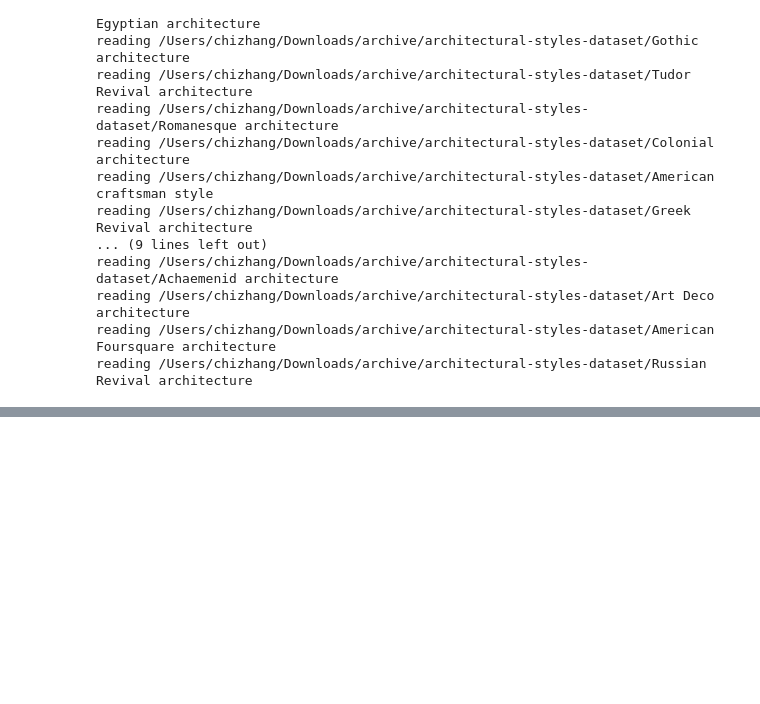
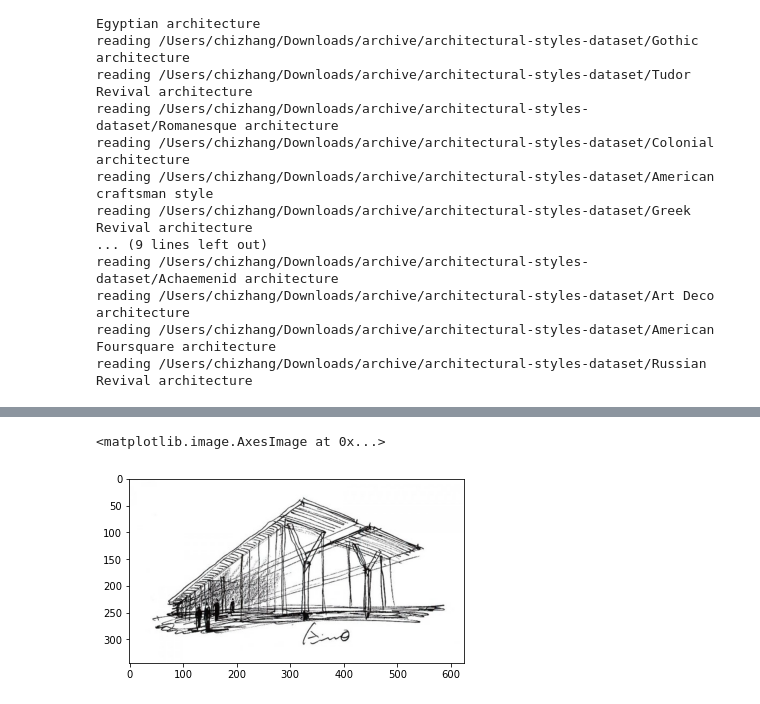
Before and after one commit to zhangchi9/ArchitectureFinder, a Jupyter notebook: Untitled.ipynb, the cells around one changed output, grey strips where cells are left out. Cells and saved outputs as stored; diff of their text form; code cells hidden in the pictures; blank space fills up the shorter version.

```diff
--- a/Untitled.ipynb
+++ b/Untitled.ipynb
@@ -148 +123,7 @@ df
+# %%
+img = cv2.imread(sketch_file)
+plt.imshow(img)
+# %% [output]
+<matplotlib.image.AxesImage at 0x...>
+[figure, added]
 # %%
```
Also changed, not shown: parts of 12 cells of this notebook, 14 other files.
